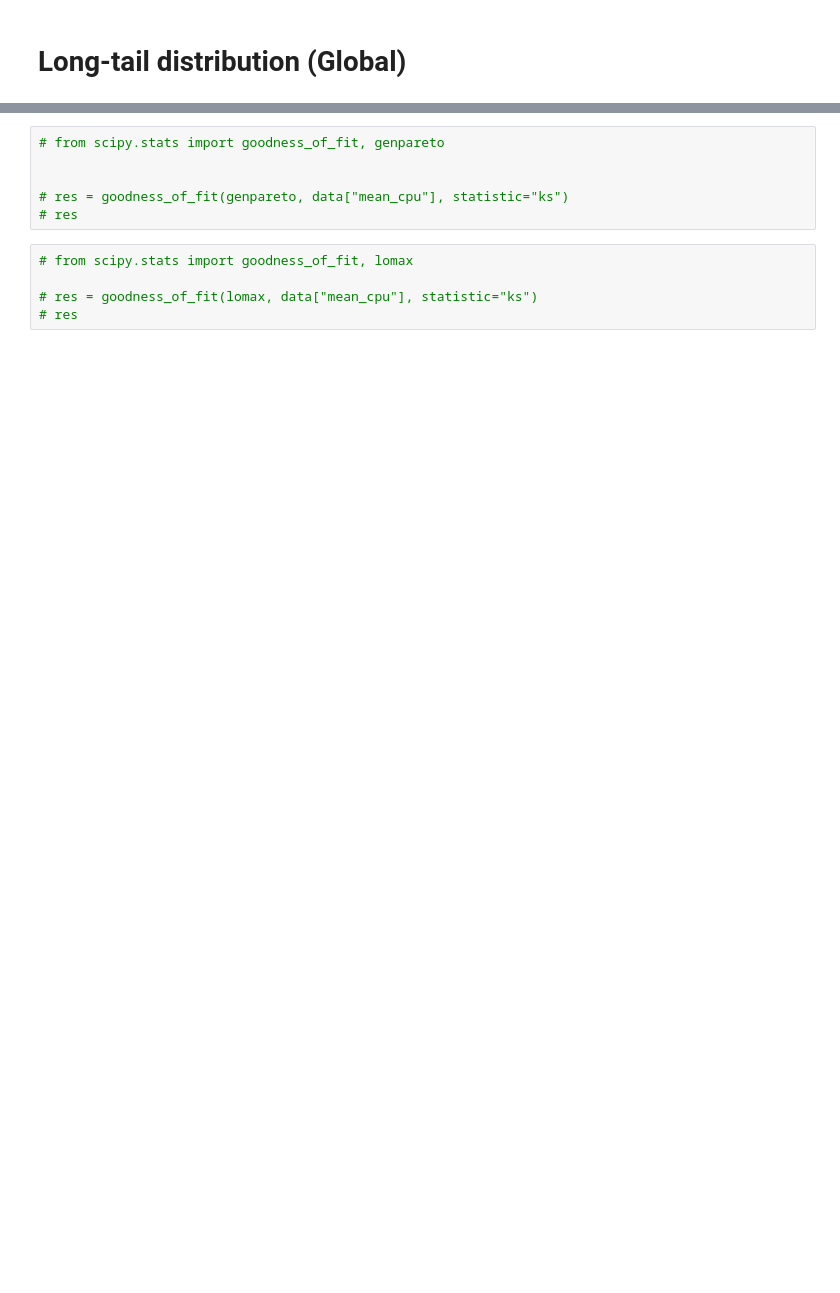
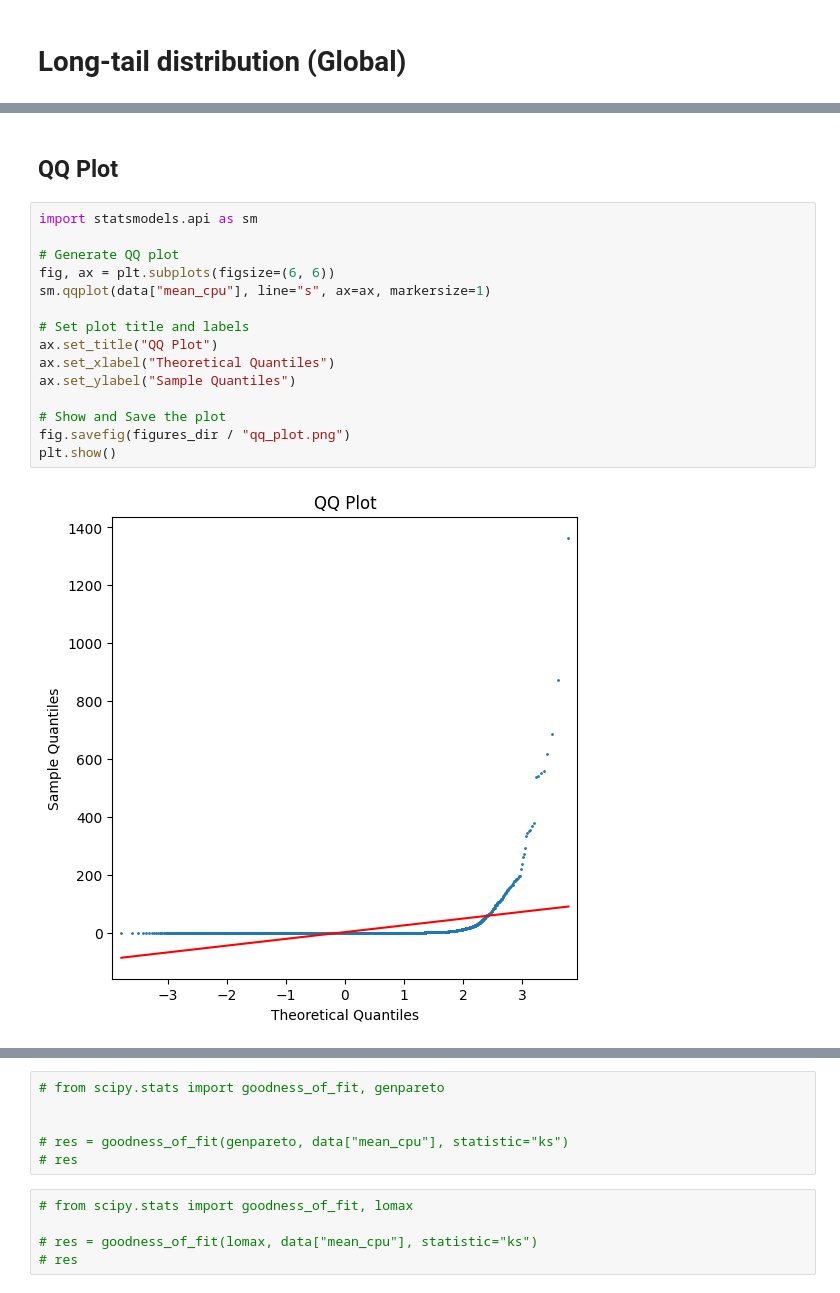
Before and after one commit to mathdugre/mri-bottleneck, a Jupyter notebook: vizualisation.ipynb, the cells around one changed output, grey strips where cells are left out. Saved outputs shown, nothing was run; the diff lists cells and outputs as text; blank space fills up the shorter version.

```diff
--- a/vizualisation.ipynb
+++ b/vizualisation.ipynb
@@ -774,0 +857,19 @@ fig.show()
+# %% [markdown]
+## QQ Plot
+# %%
+import statsmodels.api as sm
+
+# Generate QQ plot
+fig, ax = plt.subplots(figsize=(6, 6))
+sm.qqplot(data["mean_cpu"], line="s", ax=ax, markersize=1)
+
+# Set plot title and labels
+ax.set_title("QQ Plot")
+ax.set_xlabel("Theoretical Quantiles")
+ax.set_ylabel("Sample Quantiles")
+
+# Show and Save the plot
+fig.savefig(figures_dir / "qq_plot.png")
+plt.show()
+# %% [output]
+[figure, added]
```
Also changed, not shown: parts of 24 cells of this notebook, 50 other files.
